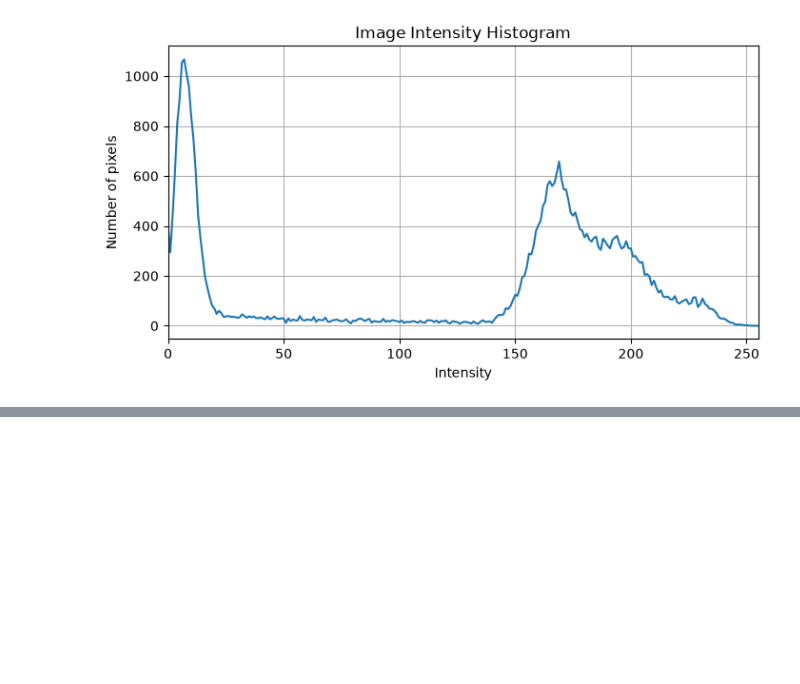
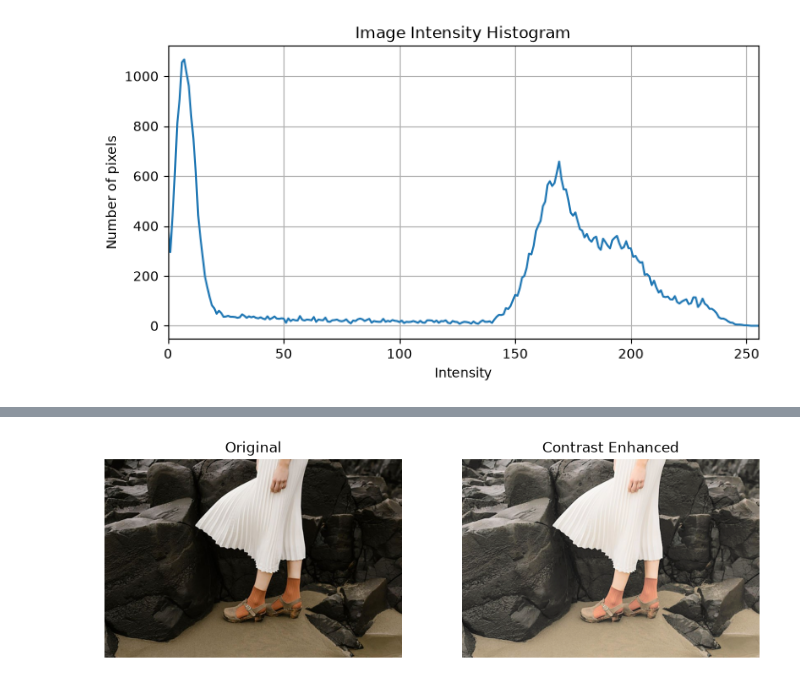
Before and after one commit to rus1ru/EN3160_Assignment_1, a Jupyter notebook: assignment_01.ipynb, the cells around one changed output, grey strips where cells are left out. Saved outputs shown, nothing was run; the diff lists cells and outputs as text; code cells hidden in the pictures; blank space fills up the shorter version.

```diff
--- a/assignment_01.ipynb
+++ b/assignment_01.ipynb
@@ -179,0 +182,41 @@ plt.show()
+# %%
+def gamma_correct_L(image, gamma=1):
+    # BGR -> LAB
+    lab = cv2.cvtColor(image, cv2.COLOR_RGB2LAB)
+
+    # Split channels
+    L, a, b = cv2.split(lab)
+
+    # Normalize
+    L_float = L.astype(np.float32) / 255.0
+
+    # Gamma correction
+    L_corrected = np.power(L_float, gamma) * 255.0
+
+    # Convert back to uint8
+    L_corrected = np.clip(L_corrected, 0, 255).astype(np.uint8)
+
+    # Merge and convert back
+    lab_corrected = cv2.merge([L_corrected, a, b])
+    result = cv2.cvtColor(lab_corrected, cv2.COLOR_LAB2RGB)
+
+    return result
+# %%
+img = cv2.imread("images/q3.jpeg")
+corrected = gamma_correct_L(img, gamma=0.5)
+
+plt.figure(figsize=(10, 4))
+
+plt.subplot(1, 2, 1)
+plt.imshow(cv2.cvtColor(img, cv2.COLOR_BGR2RGB))
+plt.title("Original")
+plt.axis("off")
+
+plt.subplot(1, 2, 2)
+plt.imshow(cv2.cvtColor(corrected, cv2.COLOR_BGR2RGB))
+plt.title("Contrast Enhanced")
+plt.axis("off")
+
+plt.show()
+# %% [output]
+[figure, added]
```
Also changed, not shown: parts of 4 cells of this notebook, 6 other files.
